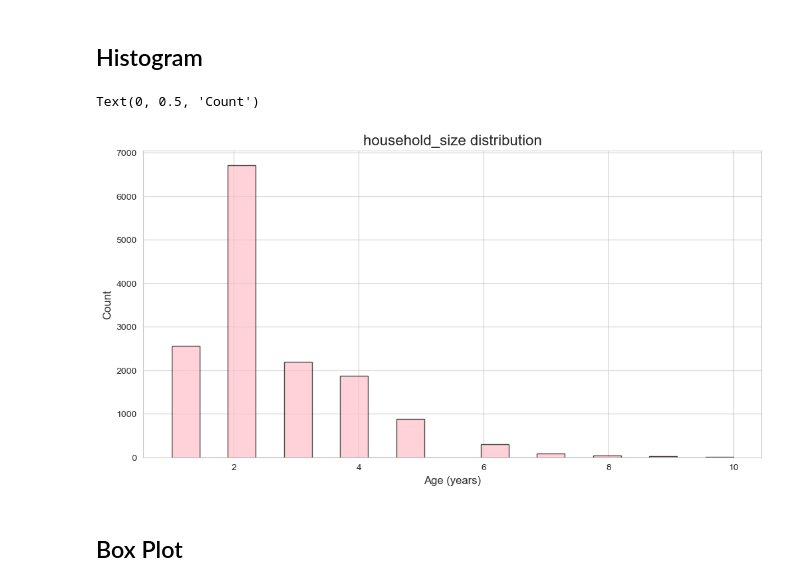
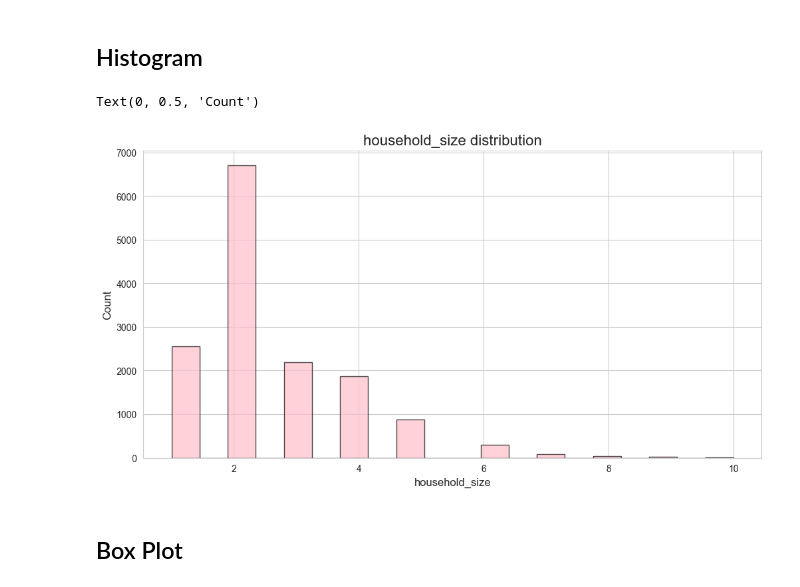
Before and after one commit to addisonjehorek/CIVE202_Spring2026_Group3_Project3, a Jupyter notebook: CIVE202_Spring2026_Group3_Project3_Notebook.ipynb, the cells around one changed output. Cells and saved outputs as stored; diff of their text form; code cells hidden in the pictures.

```diff
--- a/CIVE202_Spring2026_Group3_Project3_Notebook.ipynb
+++ b/CIVE202_Spring2026_Group3_Project3_Notebook.ipynb
@@ -60,24 +60,24 @@ plt.show()
 # %%
 # A histogram showing the distribution of a specific variable
 
 ##Let's use matplotlib to create a histogram
 
 ##Tell Python you are plotting a figure and how big you want the figure to be
 
 input2 = 'household_size'
 plt.figure(figsize = (12, 6))
 
 ## Tell Python what type of plot you want. Here, .hist() creates a histogram
 plt.hist(nhts_data[input2], bins = 20, edgecolor = 'black', alpha = 0.7, color = 'pink')
 
 
 # Then let's label. You'll notice you can change the fontsize of all your labels!
 plt.title(f"{input2} distribution", fontsize = 16)
-plt.xlabel('Age (years)', fontsize = 12)
+plt.xlabel(input2, fontsize = 12)
 plt.ylabel('Count', fontsize = 12)
 # %% [output]
 Text(0, 0.5, 'Count')
-[figure, old version]
+[figure, new version]
 # %% [markdown]
 ## Box Plot
 # %%
```
